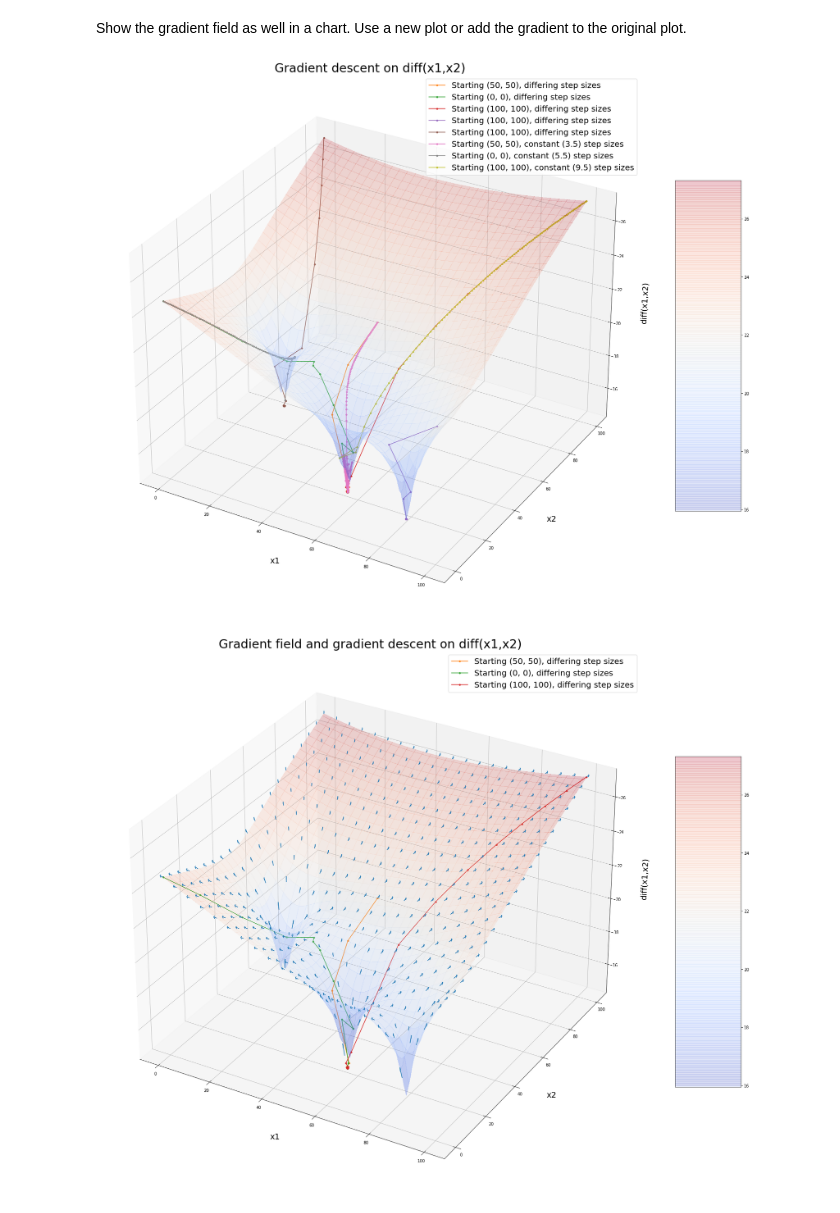
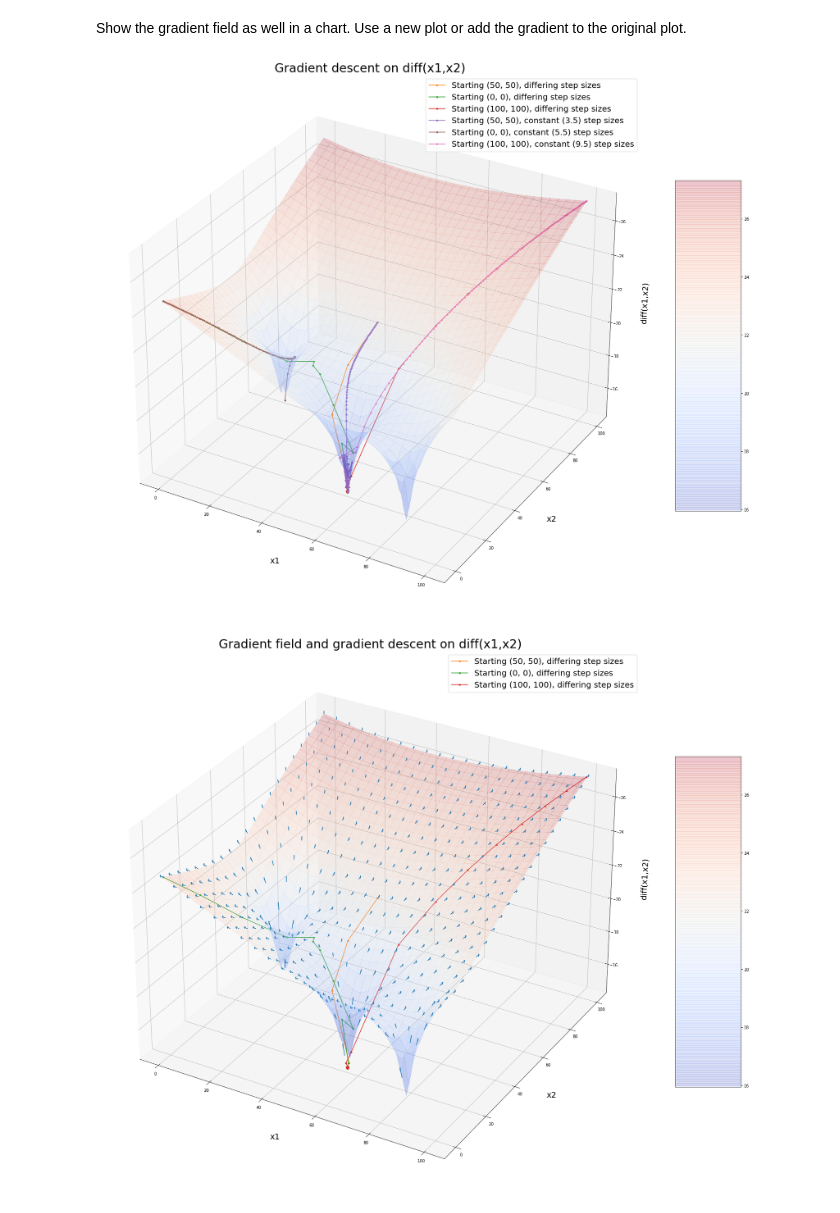
Before and after one commit to kaiobendrauf/skills4ai_gradient, a Jupyter notebook: Python exercise 'estimate gradient'.ipynb, the cells around one changed output. Drawn from its saved outputs; the diff is of its cells as text; code cells hidden in the pictures.

```diff
--- a/Python exercise 'estimate gradient'.ipynb
+++ b/Python exercise 'estimate gradient'.ipynb
@@ -289,7 +295,6 @@ def get_steps_different_stepsize(x = xzero, initial_step_size = 128, allowed_err
         else:
             #good step
             x = new_x
-            stepsize = initial_step_size
             result[0].append(x[0])
             result[1].append(x[1])
             result[2].append(diff_after_step)
@@ -301,38 +306,38 @@ def get_steps_constant_stepsize(x = xzero, stepsize = 3.5, number_of_steps = 100
         x = xnext(x, stepsize)
         result[0].append(x[0])
         result[1].append(x[1])
         result[2].append(diff(x))
     return result
 
 
 fig, ax = create_diff_graph(title="Gradient descent on diff(x1,x2)", transparency=0.2)
 
 #gradient descent
 steps = get_steps_different_stepsize()
 ax.plot(steps[0], steps[1], steps[2], marker='.', markersize=7, label='Starting (50, 50), differing step sizes')
 steps = get_steps_different_stepsize(x = np.array([0., 0.]))
 ax.plot(steps[0], steps[1], steps[2], marker='.', markersize=7, label='Starting (0, 0), differing step sizes')
 steps = get_steps_different_stepsize(x = np.array([100., 100.]))
 ax.plot(steps[0], steps[1], steps[2], marker='.', markersize=7, label='Starting (100, 100), differing step sizes')
-steps = get_steps_different_stepsize(x = np.array([100., 0.]))
-ax.plot(steps[0], steps[1], steps[2], marker='.', markersize=7, label='Starting (100, 100), differing step sizes')
-steps = get_steps_different_stepsize(x = np.array([0., 100.]))
-ax.plot(steps[0], steps[1], steps[2], marker='.', markersize=7, label='Starting (100, 100), differing step sizes')
+# steps = get_steps_different_stepsize(x = np.array([100., 0.]))
+# ax.plot(steps[0], steps[1], steps[2], marker='.', markersize=7, label='Starting (100, 100), differing step sizes')
+# steps = get_steps_different_stepsize(x = np.array([0., 100.]))
+# ax.plot(steps[0], steps[1], steps[2], marker='.', markersize=7, label='Starting (100, 100), differing step sizes')
 #gradient descent
 steps = get_steps_constant_stepsize()
 ax.plot(steps[0], steps[1], steps[2], marker='.', markersize=7, label='Starting (50, 50), constant (3.5) step sizes')
 steps = get_steps_constant_stepsize(x = np.array([0., 0.]), stepsize = 5.5)
 ax.plot(steps[0], steps[1], steps[2], marker='.', markersize=7, label='Starting (0, 0), constant (5.5) step sizes')
 steps = get_steps_constant_stepsize(x = np.array([100., 100.]), stepsize = 9.5)
 ax.plot(steps[0], steps[1], steps[2], marker='.', markersize=7, label='Starting (100, 100), constant (9.5) step sizes')
 
 
 
 ax.legend(fontsize=20)
 plt.title("Gradient descent on diff(x1,x2)", fontsize=30)
 plt.show()
 # %% [output]
-[figure, old version]
+[figure, new version]
 # %%
 def get_gradients(xs, ys):
     result = [[], [], [], [], [], []]
```
Also changed, not shown: parts of 2 cells of this notebook.
